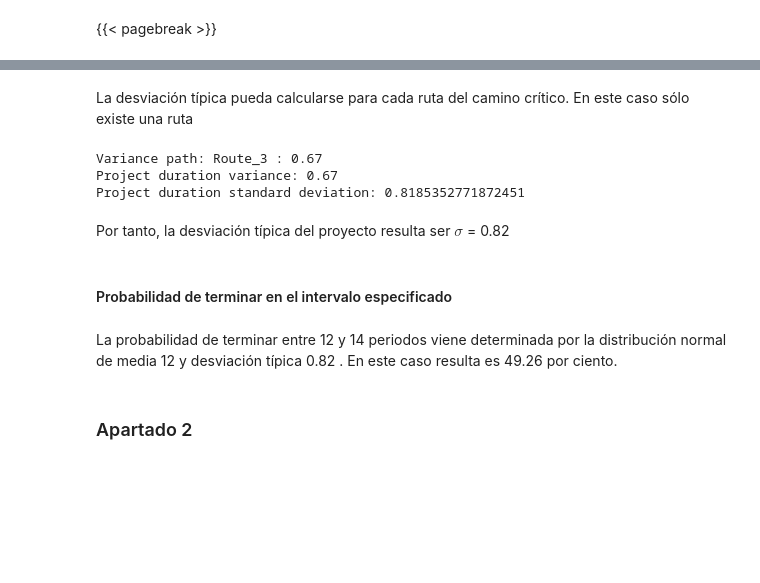
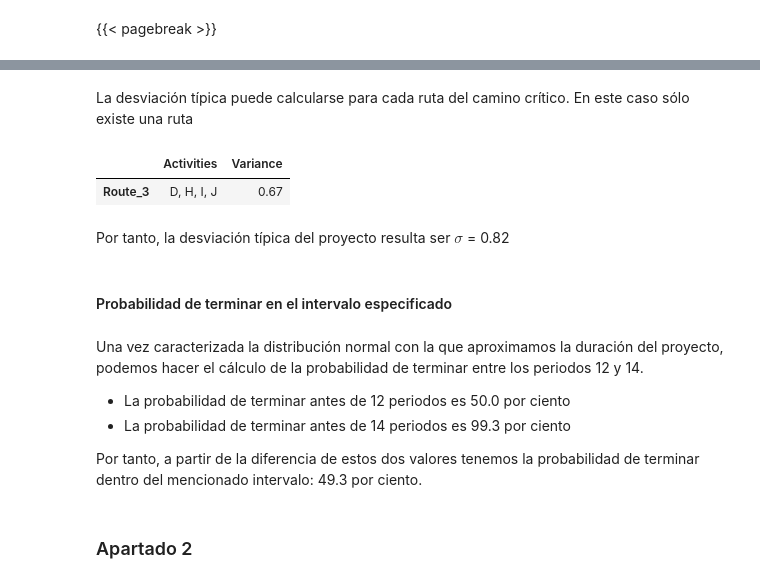
Before and after one commit to mcasl/pmULE, a Jupyter notebook: notebooks/Ejercicio_25.ipynb, the cells around one changed output, grey strips where cells are left out. Saved outputs shown, nothing was run; the diff lists cells and outputs as text; code cells hidden in the pictures; blank space fills up the shorter version.

```diff
--- a/notebooks/Ejercicio_25.ipynb
+++ b/notebooks/Ejercicio_25.ipynb
@@ -205,16 +261,21 @@ proyecto.pert(durations=datos_proyecto['duration'])
 # %% [markdown]
-La desviación típica pueda calcularse para cada ruta del camino crítico. En este caso sólo existe una ruta
+La desviación típica puede calcularse para cada ruta del camino crítico. En este caso sólo existe una ruta
 # %%
 datos_proyecto['variance'] = datos_proyecto.eval('standard_deviation ** 2')
-desviacion_proyecto = round(float(proyecto.standard_deviation(durations=datos_proyecto['duration'],
-                                                   variances=datos_proyecto['variance']) )
-                            , 2)
-Markdown(f"Por tanto, la desviación típica del proyecto resulta ser $\\sigma$ = {desviacion_proyecto}")
+desviacion_proyecto, varianza_caminos = proyecto.standard_deviation(durations=datos_proyecto['duration'],
+                                                   variances=datos_proyecto['variance'])
+desviacion_proyecto = round(desviacion_proyecto, 2)
-# %% [output]
-Variance path: Route_3 : 0.67
-Project duration variance: 0.67
-Project duration standard deviation: 0.8185352771872451
-Por tanto, la desviación típica del proyecto resulta ser $\sigma$ = 0.82
+# %%
+#| tbl-cap: "Varianza de las rutas del camino crítico"
+#| label: tbl-varianzaRutas
+varianza_caminos
+# %% [output]
+|  | Activities | Variance |
+| Route_3 | D, H, I, J | 0.67 |
+# %%
+Markdown(f"Por tanto, la desviación típica del proyecto resulta ser $\\sigma$ = {desviacion_proyecto}")
+# %% [output]
+Por tanto, la desviación típica del proyecto resulta ser $\sigma$ = 0.82
 # %% [markdown]
 #### Probabilidad de terminar en el intervalo especificado
 # %%
@@ -232,11 +290,16 @@ probabilidad_de_terminar_entre_a_y_b = round(float(probabilidad_de_terminar_entr
-# %%
-Markdown(f"""
-La probabilidad de terminar entre {a} y {b} periodos viene determinada por la distribución normal de media {duracion_media_proyecto} y desviación típica {desviacion_proyecto} .
-En este caso resulta es {probabilidad_de_terminar_entre_a_y_b} por ciento.""")
-# %% [output]
-
-La probabilidad de terminar entre 12 y 14 periodos viene determinada por la distribución normal de media 12 y desviación típica 0.82 .
-En este caso resulta es 49.26 por ciento.
+# %%
+Markdown(f"""Una vez caracterizada la distribución normal con la que aproximamos la duración del proyecto, podemos hacer el cálculo de la probabilidad de terminar entre los periodos {periodo_a_probabilidad} y {periodo_b_probabilidad}.
+- La probabilidad de terminar antes de {periodo_a_probabilidad} periodos es  {probabilidad_de_terminar_antes_de_a} por ciento
+- La probabilidad de terminar antes de {periodo_b_probabilidad} periodos es {probabilidad_de_terminar_antes_de_b} por ciento
+
+Por tanto, a partir de la diferencia de estos dos valores tenemos la probabilidad de terminar dentro del mencionado intervalo: {probabilidad_de_terminar_entre_a_y_b} por ciento.
+""")
+# %% [output]
+Una vez caracterizada la distribución normal con la que aproximamos la duración del proyecto, podemos hacer el cálculo de la probabilidad de terminar entre los periodos 12 y 14.
+- La probabilidad de terminar antes de 12 periodos es  50.0 por ciento
+- La probabilidad de terminar antes de 14 periodos es 99.3 por ciento
+
+Por tanto, a partir de la diferencia de estos dos valores tenemos la probabilidad de terminar dentro del mencionado intervalo: 49.3 por ciento.
 # %% [markdown]
 ### Apartado 2
 # %%
```
Also changed, not shown: parts of 53 cells of this notebook, 3 other files.
